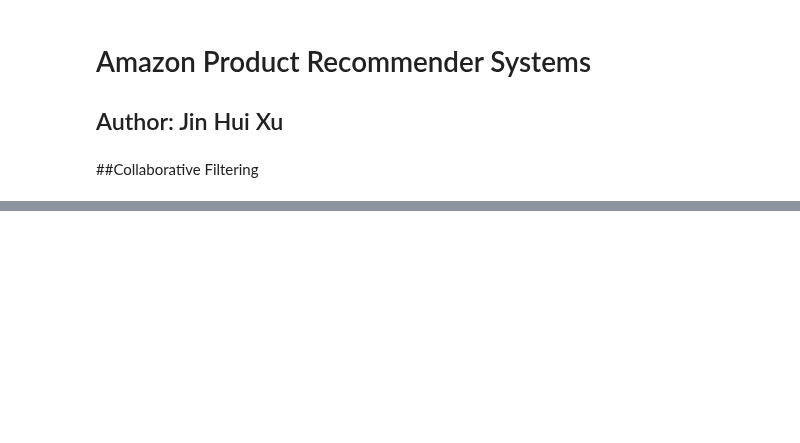
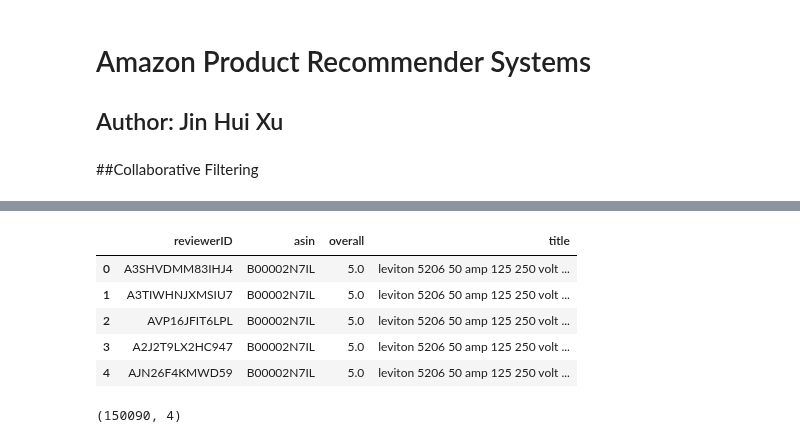
Before and after one commit to DATA-606-SPRING-2022/Jin_DATA606, a Jupyter notebook: ipynb/DATA606_Part2_CollaborativeRecommender.ipynb, the cells around one changed output, grey strips where cells are left out. Saved outputs shown, nothing was run; the diff lists cells and outputs as text; code cells hidden in the pictures; blank space fills up the shorter version.

```diff
--- a/ipynb/DATA606_Part2_CollaborativeRecommender.ipynb
+++ b/ipynb/DATA606_Part2_CollaborativeRecommender.ipynb
@@ -54,0 +67,3 @@ from surprise.model_selection import cross_validate
+# %%
+#Remove all information except Reviewer ID, Product ID and rating
+review_df = review_df[['reviewerID', 'asin', 'overall']]
@@ -54,0 +81,13 @@ from surprise.model_selection import cross_validate
+# %%
+#Remove all information except Product ID and title
+product_df = product_df[['asin', 'title']]
+# %%
+merged_df = review_df.merge(product_df, on='asin', how='inner')
+merged_df.head()
+# %% [output]
+|  | reviewerID | asin | overall | title |
+| 0 | A3SHVDMM83IHJ4 | B00002N7IL | 5.0 | leviton 5206 50 amp 125 250 volt ... |
+| 1 | A3TIWHNJXMSIU7 | B00002N7IL | 5.0 | leviton 5206 50 amp 125 250 volt ... |
+| 2 | AVP16JFIT6LPL | B00002N7IL | 5.0 | leviton 5206 50 amp 125 250 volt ... |
+| 3 | A2J2T9LX2HC947 | B00002N7IL | 5.0 | leviton 5206 50 amp 125 250 volt ... |
+| 4 | AJN26F4KMWD59 | B00002N7IL | 5.0 | leviton 5206 50 amp 125 250 volt ... |
@@ -54,0 +96,4 @@ from surprise.model_selection import cross_validate
+# %%
+merged_df.shape
+# %% [output]
+(150090, 4)
```
Also changed, not shown: parts of 7 cells of this notebook.
